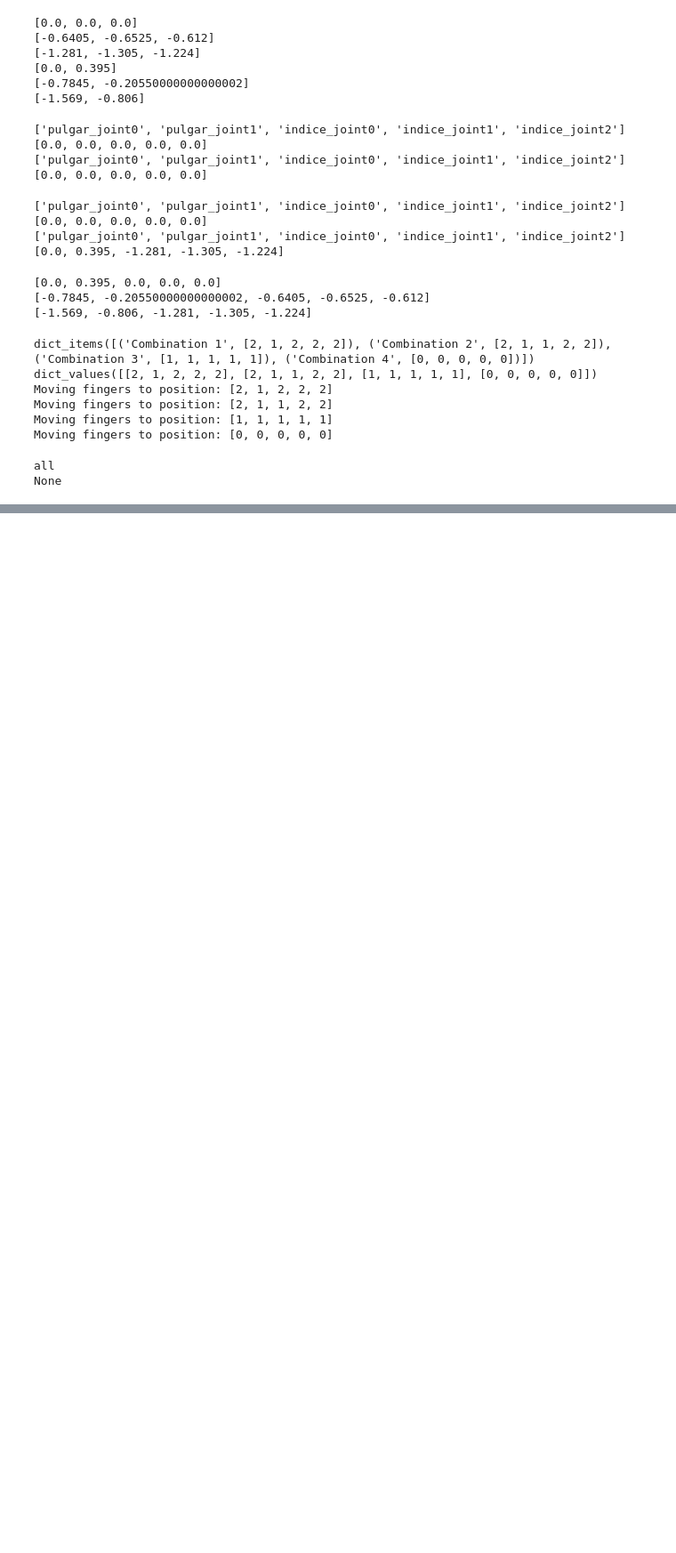
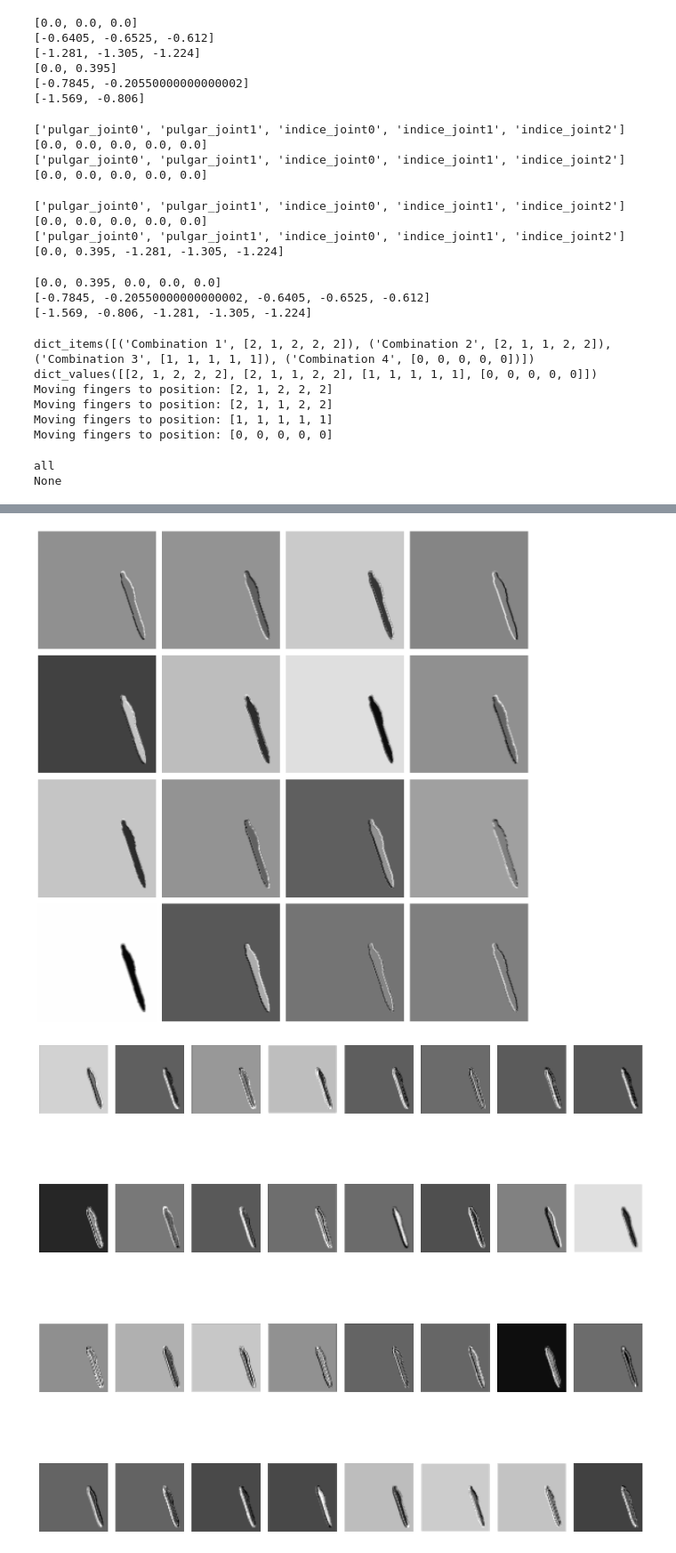
Before and after one commit to PabloKevin/ProyectoTecnologo_RoboticHandDRL, a Jupyter notebook: Desarrollo/simulation/Env03/notebook.ipynb, the cells around one changed output, grey strips where cells are left out. Shown at 89% size. Saved outputs shown, nothing was run; the diff lists cells and outputs as text; code cells hidden in the pictures; blank space fills up the shorter version.

```diff
--- a/Desarrollo/simulation/Env03/notebook.ipynb
+++ b/Desarrollo/simulation/Env03/notebook.ipynb
@@ -256,0 +453,21 @@ None
+# %%
+import cv2
+from DataSet_editor import DataSet_editor
+
+image_dir = "/home/pablo_kevin/ProyectoTecnologo_RoboticHandDRL/Desarrollo/simulation/Env03/DataSets/B&W_Tools"
+tools_of_interest = [f for f in os.listdir(image_dir)]
+print(tools_of_interest)
+num_images = len(tools_of_interest)
+print(num_images)
+random_index = np.random.randint(0, num_images)
+print(random_index)
+selected_image_path = os.path.join(image_dir, tools_of_interest[random_index])
+
+img = cv2.imread(selected_image_path, cv2.IMREAD_GRAYSCALE)
+
+editor = DataSet_editor()
+img = editor.transform_image(img)
+
+img[img < 255/2] = 0
+img[img >=  255/2] = 1
+img = np.expand_dims(img, axis=0)
@@ -256,0 +478,8 @@ None
+# %%
+observer(img)
+plot_feature_maps(observer.features_maps[0], ncols=4)
+plot_feature_maps(observer.features_maps[1], ncols=8)
+plot_feature_maps(observer.features_maps[2], ncols=16)
+# %% [output]
+[figure, added]
+[figure, added]
```
Also changed, not shown: parts of 14 cells of this notebook, 8 other files.
